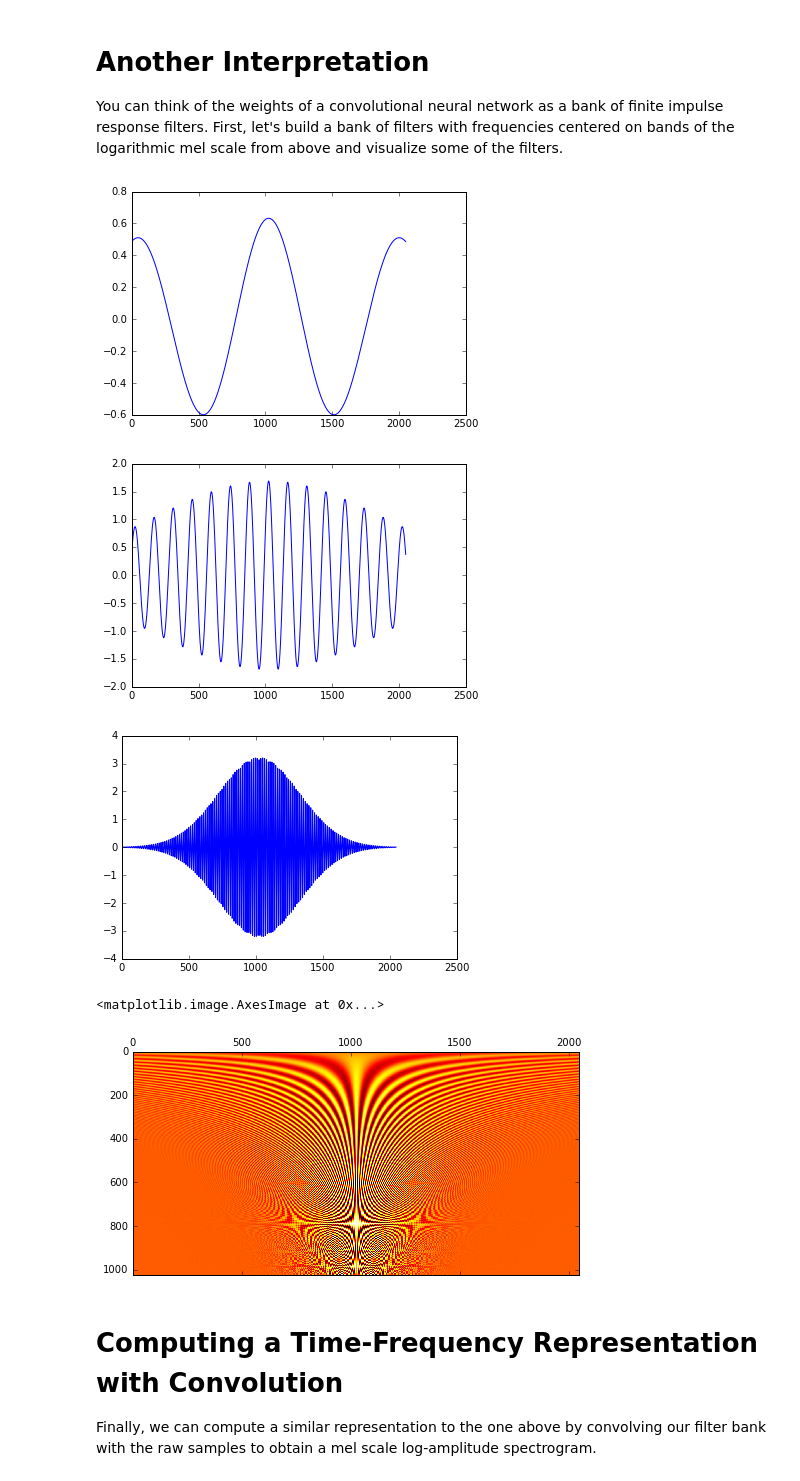
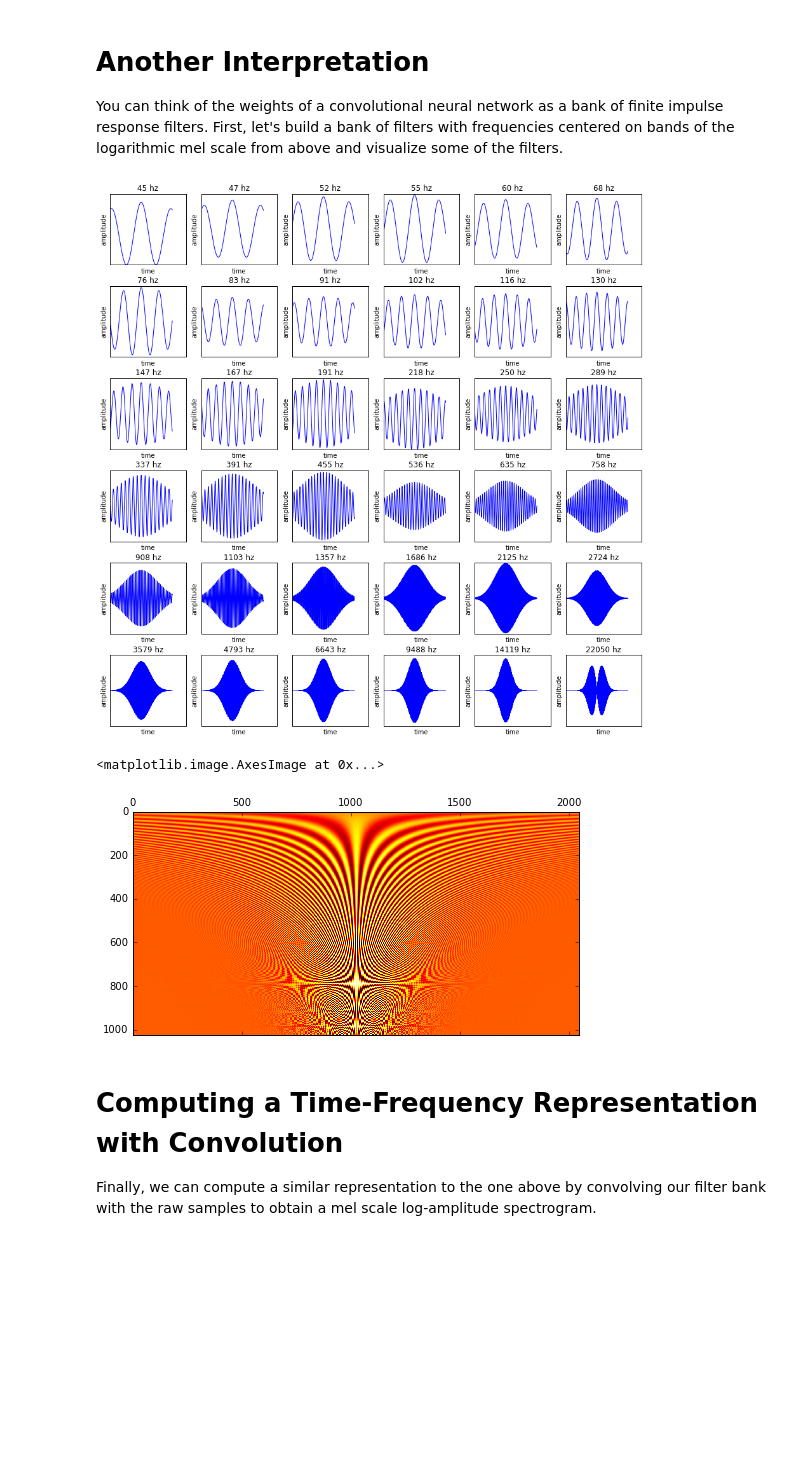
Before and after one commit to JohnVinyard/experiments, a Jupyter notebook: unsupervised-semantic-audio-embeddings/mel-scale-log-spectrogram.ipynb, the cells around one changed output. Cells and saved outputs as stored; diff of their text form; code cells hidden in the pictures; blank space fills up the shorter version.

Commit message:
Add another visualization of the filter bank, this time visualizing filters one at a time in a grid

```diff
--- a/unsupervised-semantic-audio-embeddings/mel-scale-log-spectrogram.ipynb
+++ b/unsupervised-semantic-audio-embeddings/mel-scale-log-spectrogram.ipynb
@@ -60,7 +66,7 @@ linear_scale = time_frequency.dimensions[-1].scale
 plt.plot([band.center_frequency for band in linear_scale], label='linear')
 
 # instantiate a Mel scale, and plot its frequencies
-band = zounds.FrequencyBand(20, samples.samplerate.nyquist)
+band = zounds.FrequencyBand.audible_range(samples.samplerate)
 n_filters = 1024
 scale = zounds.MelScale(band, n_filters)
 plt.plot([band.center_frequency for band in scale], label='mel')
@@ -104,32 +110,44 @@ plt.ylabel('frequency')
 # Another Interpretation
 
 You can think of the weights of a convolutional neural network as a bank of finite impulse response filters.  First, let's build a bank of filters with frequencies centered on bands of the logarithmic mel scale from above and visualize some of the filters.
-# %%
-kernel_size = 2048
-
-filter_bank = zounds.spectral.morlet_filter_bank(
-    samplerate=samples.samplerate,
-    kernel_size=kernel_size,
-    scale=scale,
-    scaling_factor=np.linspace(0.1, 1.0, len(scale)),
-    normalize=True)
-
-filter_bank *= zounds.AWeighting()
-
-plt.plot(filter_bank[10, :])
-plt.show()
-plt.plot(filter_bank[100, :])
-plt.show()
-plt.plot(filter_bank[500, :])
-plt.show()
-
-plt.matshow(np.array(filter_bank), cmap='hot')
-# %% [output]
-[figure, removed]
-[figure, removed]
-[figure, removed]
-<matplotlib.image.AxesImage at 0x...>
-[figure, removed]
+# %%
+from matplotlib import gridspec
+from itertools import product
+
+
+kernel_size = 2048
+filter_bank = zounds.spectral.morlet_filter_bank(
+    samplerate=samples.samplerate,
+    kernel_size=kernel_size,
+    scale=scale,
+    scaling_factor=np.linspace(0.1, 1.0, len(scale)),
+    normalize=True)
+
+filter_bank *= zounds.AWeighting()
+
+sqrt_n_filters = 6
+gs = gridspec.GridSpec(sqrt_n_filters, sqrt_n_filters, wspace=0.2, hspace=0.3)
+indices = np.geomspace(10, len(scale) - 1, sqrt_n_filters ** 2)
+
+plt.figure(figsize=(15, 15))
+for index, coord in zip(indices, product(xrange(sqrt_n_filters), xrange(sqrt_n_filters))):
+    x, y = coord
+    ax = plt.subplot(gs[x, y])
+    ax.plot(filter_bank[int(index)])
+    ax.set_xticks([])
+    ax.set_yticks([])
+    ax.set_xlabel('time')
+    ax.set_ylabel('amplitude')
+    ax.set_title('{hz:.0f} hz'.format(hz=scale[int(index)].center_frequency))
+
+
+plt.show()
+
+plt.matshow(np.array(filter_bank), cmap='hot')
+# %% [output]
+[figure, added]
+<matplotlib.image.AxesImage at 0x...>
+[figure, added]
 # %% [markdown]
 # Computing a Time-Frequency Representation with Convolution
 
```
Also changed, not shown: parts of 2 cells of this notebook.
